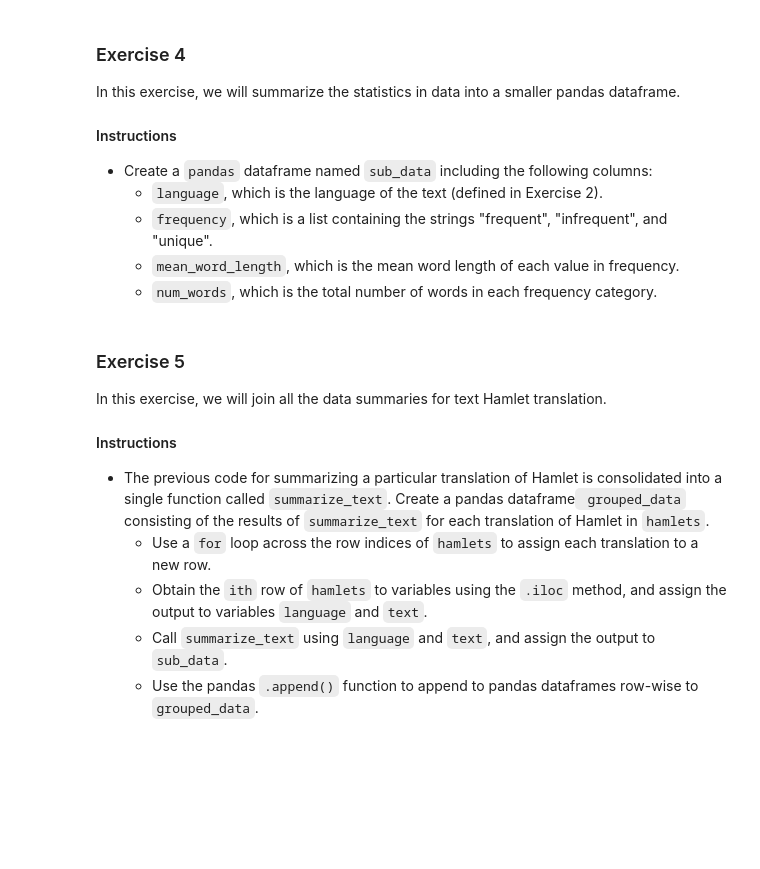
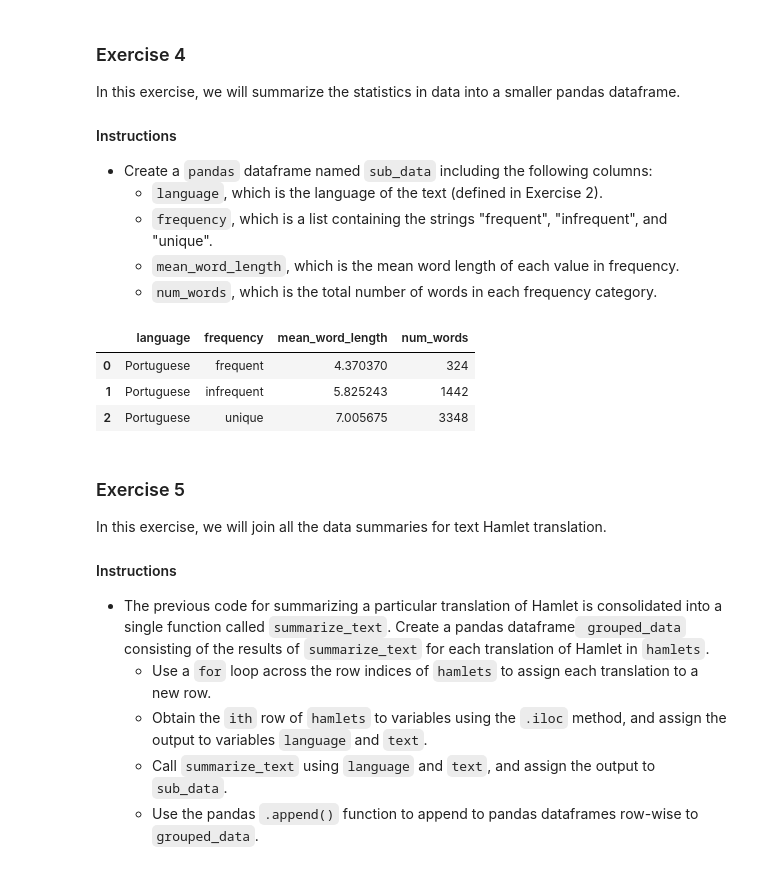
Before and after one commit to rumski20/HarvardX_PH526x, a Jupyter notebook: homework/HW3-2.ipynb, the cells around one changed output. Cells and saved outputs as stored; diff of their text form; code cells hidden in the pictures; blank space fills up the shorter version.

```diff
--- a/homework/HW3-2.ipynb
+++ b/homework/HW3-2.ipynb
@@ -91,0 +86,16 @@ In this exercise, we will continue to define summary statistics for a single tra
+# %%
+# calculate word length
+data['length'] = data.apply(lambda row: len(str(row.word)), axis=1)
+
+# calculate word frequency
+def categorize_frequency(count):
+    if count == 1:
+        return "unique"
+    elif 1 < count <= 10:
+        return "infrequent"
+    else:
+        return "frequent"
+
+data['frequency'] = data.apply(lambda row: categorize_frequency(row['count']), axis=1)
+
+len(data.loc[data.frequency == 'unique'])
@@ -105,3 +115,28 @@ In this exercise, we will summarize the statistics in data into a smaller pandas
+# %%
+# setup data
+sub_data_dict = {
+    'language': language,
+    'frequency': ['frequent', 'infrequent', 'unique']
+}
+
+# calculate mean word length
+sub_data_dict['mean_word_length'] = [
+    np.mean(data.loc[data['frequency'] == f, 'length']) for f in sub_data_dict['frequency']
+]
+
+# calculate number of words
+sub_data_dict['num_words'] = [
+    len(data.loc[data['frequency'] == f, 'length']) for f in sub_data_dict['frequency']
+]
+
+sub_data = pd.DataFrame(data=sub_data_dict)
+
+sub_data.head()
+# %% [output]
+|  | language | frequency | mean_word_length | num_words |
+| 0 | Portuguese | frequent | 4.370370 | 324 |
+| 1 | Portuguese | infrequent | 5.825243 | 1442 |
+| 2 | Portuguese | unique | 7.005675 | 3348 |
 # %% [markdown]
 ### Exercise 5
 
```
Also changed, not shown: parts of 6 cells of this notebook.
